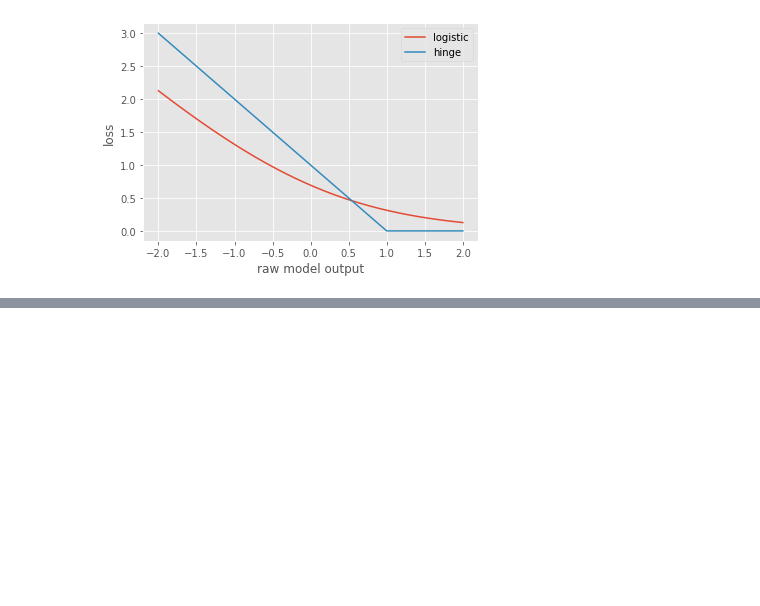
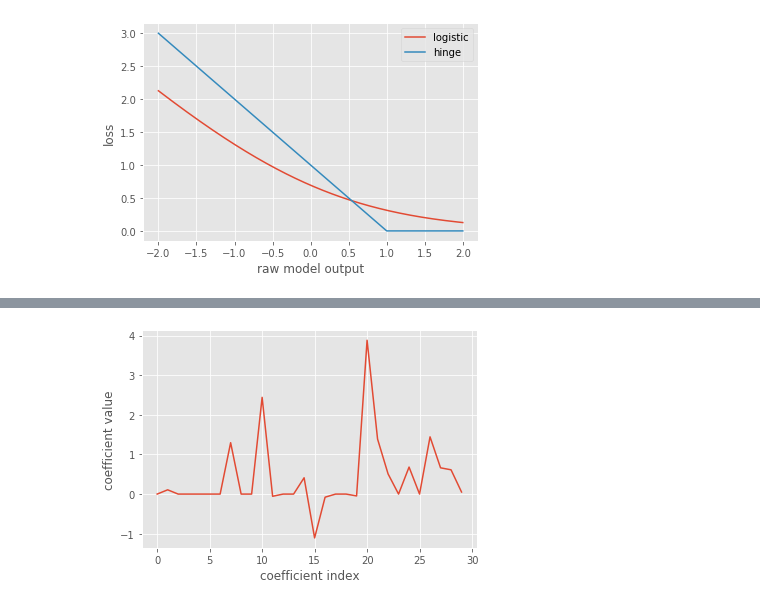
Before and after one commit to etherion-1337/Machine_Learning_basics, a Jupyter notebook: python_scikit_learn.ipynb, the cells around one changed output, grey strips where cells are left out. Cells and saved outputs as stored; diff of their text form; code cells hidden in the pictures; blank space fills up the shorter version.

```diff
--- a/python_scikit_learn.ipynb
+++ b/python_scikit_learn.ipynb
@@ -4551,0 +4631,7 @@ plt.show()
+# %%
+plt.plot(lr_L1.coef_.flatten())
+plt.xlabel("coefficient index")
+plt.ylabel("coefficient value")
+plt.show()
+# %% [output]
+[figure, added]
```
Also changed, not shown: parts of 4 cells of this notebook.
